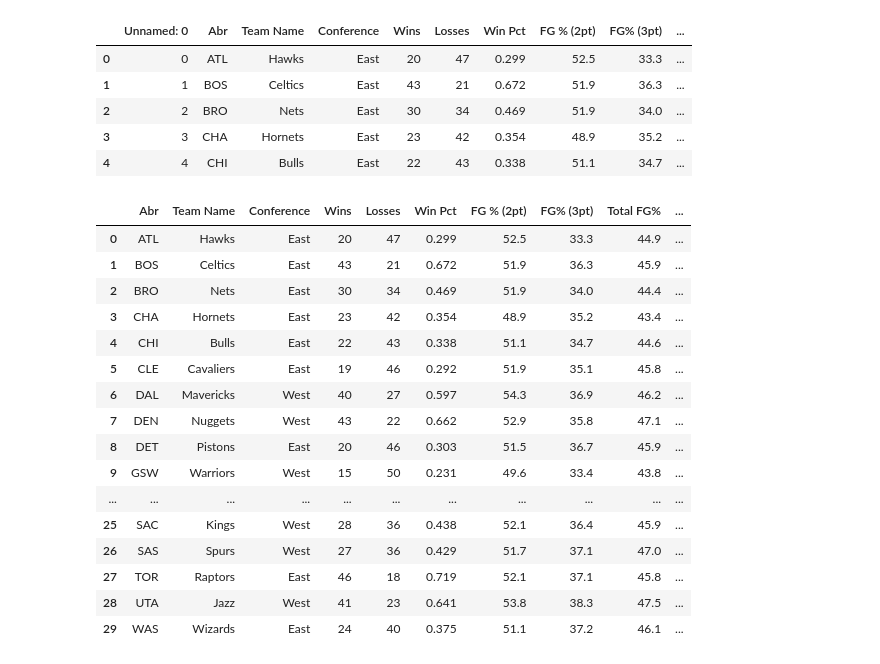
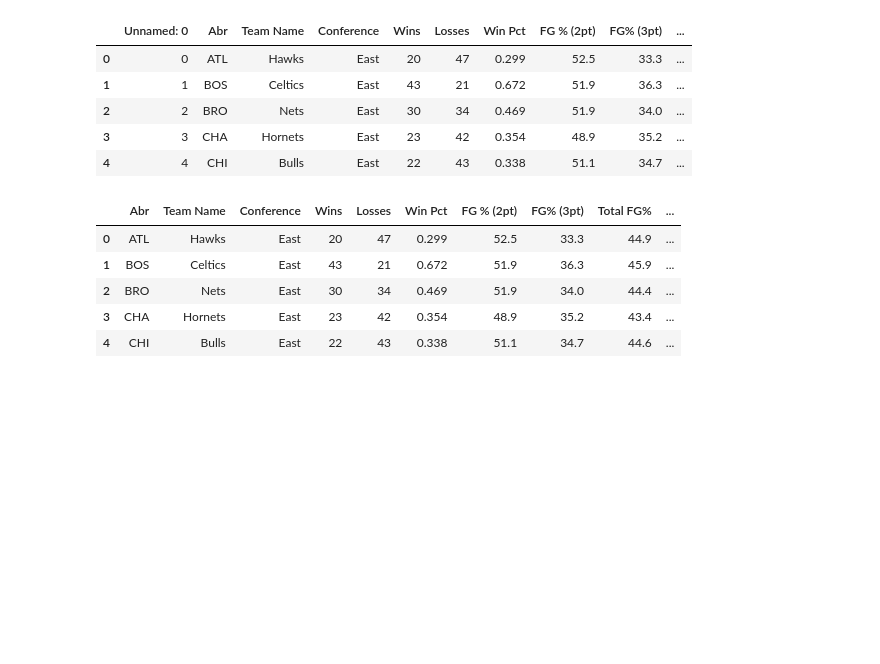
Before and after one commit to Mirgadir/Project1, a Jupyter notebook: PyStars/NBA_starter.ipynb, the cells around one changed output. Cells and saved outputs as stored; diff of their text form; code cells hidden in the pictures; blank space fills up the shorter version.

```diff
--- a/PyStars/NBA_starter.ipynb
+++ b/PyStars/NBA_starter.ipynb
@@ -38,25 +38,14 @@ stats_df.head()
 | 4 | 4 | CHI | Bulls | East | 22 | 43 | 0.338 | 51.1 | 34.7 | ... |
 # %%
 stats_df = stats_df.drop(columns=["Unnamed: 0"])
-stats_df
+stats_df.head()
 # %% [output]
 |  | Abr | Team Name | Conference | Wins | Losses | Win Pct | FG % (2pt) | FG% (3pt) | Total FG% | ... |
 | 0 | ATL | Hawks | East | 20 | 47 | 0.299 | 52.5 | 33.3 | 44.9 | ... |
 | 1 | BOS | Celtics | East | 43 | 21 | 0.672 | 51.9 | 36.3 | 45.9 | ... |
 | 2 | BRO | Nets | East | 30 | 34 | 0.469 | 51.9 | 34.0 | 44.4 | ... |
 | 3 | CHA | Hornets | East | 23 | 42 | 0.354 | 48.9 | 35.2 | 43.4 | ... |
 | 4 | CHI | Bulls | East | 22 | 43 | 0.338 | 51.1 | 34.7 | 44.6 | ... |
-| 5 | CLE | Cavaliers | East | 19 | 46 | 0.292 | 51.9 | 35.1 | 45.8 | ... |
-| 6 | DAL | Mavericks | West | 40 | 27 | 0.597 | 54.3 | 36.9 | 46.2 | ... |
-| 7 | DEN | Nuggets | West | 43 | 22 | 0.662 | 52.9 | 35.8 | 47.1 | ... |
-| 8 | DET | Pistons | East | 20 | 46 | 0.303 | 51.5 | 36.7 | 45.9 | ... |
-| 9 | GSW | Warriors | West | 15 | 50 | 0.231 | 49.6 | 33.4 | 43.8 | ... |
-| ... | ... | ... | ... | ... | ... | ... | ... | ... | ... | ... |
-| 25 | SAC | Kings | West | 28 | 36 | 0.438 | 52.1 | 36.4 | 45.9 | ... |
-| 26 | SAS | Spurs | West | 27 | 36 | 0.429 | 51.7 | 37.1 | 47.0 | ... |
-| 27 | TOR | Raptors | East | 46 | 18 | 0.719 | 52.1 | 37.1 | 45.8 | ... |
-| 28 | UTA | Jazz | West | 41 | 23 | 0.641 | 53.8 | 38.3 | 47.5 | ... |
-| 29 | WAS | Wizards | East | 24 | 40 | 0.375 | 51.1 | 37.2 | 46.1 | ... |
 # %%
 
 for index, row in stats_df.iterrows():
```
Also changed, not shown: parts of 5 cells of this notebook, 2 other files.
